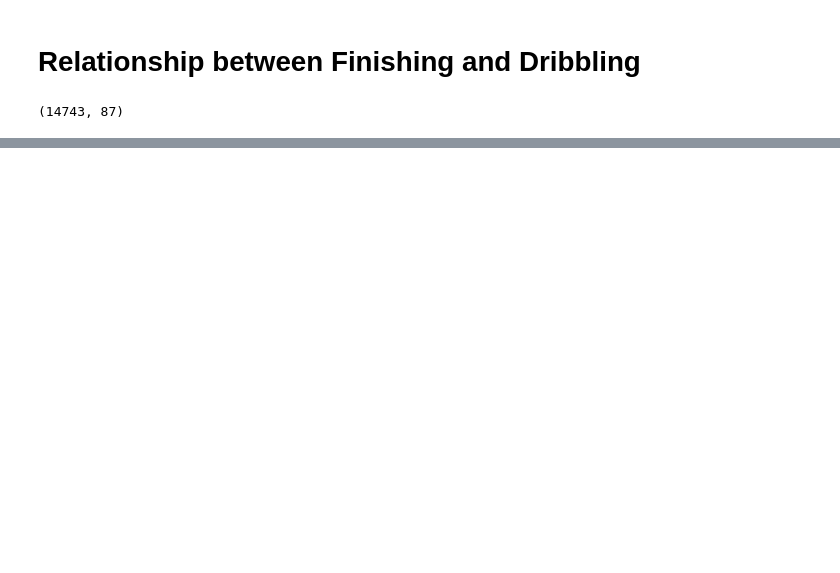
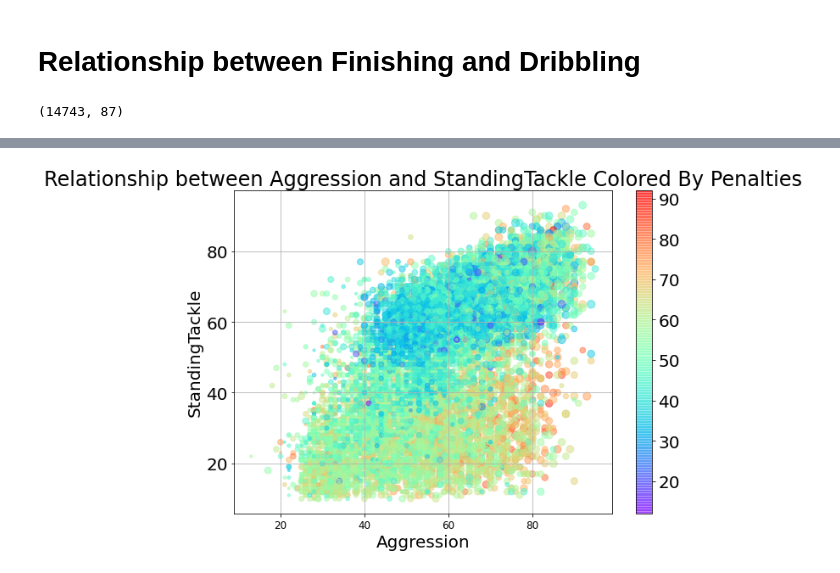
Before and after one commit to Amrmoslim/Machine-Learning, a Jupyter notebook: FIFA19.ipynb, the cells around one changed output, grey strips where cells are left out. Cells and saved outputs as stored; diff of their text form; code cells hidden in the pictures; blank space fills up the shorter version.

```diff
--- a/FIFA19.ipynb
+++ b/FIFA19.ipynb
@@ -153,0 +181,12 @@ plt.show();
+# %%
+plt.figure(figsize=(10,7))
+plt.scatter( fifa.Aggression, fifa.StandingTackle, c = fifa.Penalties, s= fifa.Strength.pow(2)/100, cmap= 'rainbow', alpha = 0.5)
+plt.colorbar()
+plt.xlabel('Aggression')
+plt.ylabel('StandingTackle')
+plt.title('Relationship between Aggression and StandingTackle Colored By Penalties')
+plt.grid()
+#plt.legend()
+plt.show();
+# %% [output]
+[figure, added]
```
Also changed, not shown: parts of 13 cells of this notebook.
